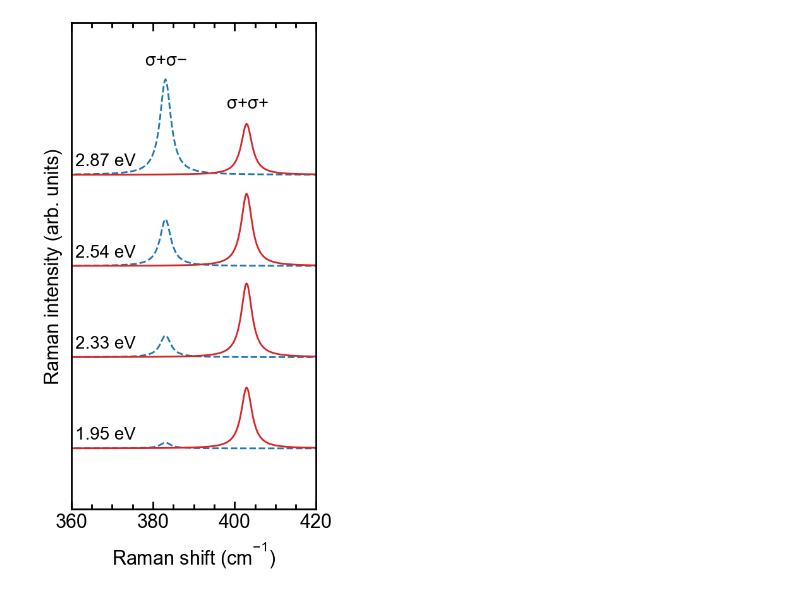
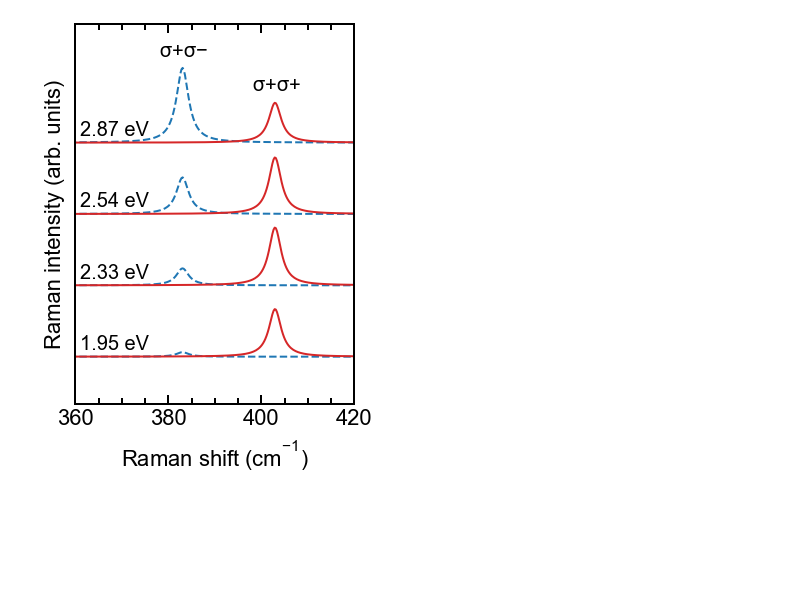
Before and after one commit to nguyen-group/QERaman, a Jupyter notebook: examples/mos2/reference/plot-raman-spectra.ipynb, the cells around one changed output. Saved outputs shown, nothing was run; the diff lists cells and outputs as text; code cells hidden in the pictures; blank space fills up the shorter version.

```diff
--- a/examples/mos2/reference/plot-raman-spectra.ipynb
+++ b/examples/mos2/reference/plot-raman-spectra.ipynb
@@ -19,7 +19,7 @@ omega8, raman8 = np.genfromtxt('./raman_spectra4.dat', usecols=(0,8), skip_foote
 
 
 # Create figure object
-plt.figure(figsize=(5,10))
+plt.figure(figsize=(5,7))
 
 plt.plot(omega2, raman2/raman1.max(), c='C0', ls='--', label=r'$\sigma{+}\sigma{-}$')
 plt.plot(omega1, raman1/raman1.max(), c='C1', ls='-', label=r'$\sigma{+}\sigma{+}$')
@@ -28,31 +28,31 @@ plt.plot(omega4, raman4/raman1.max()+1.5, c='C0', ls='--')
 plt.plot(omega3, raman3/raman1.max()+1.5, c='C1', ls='-')
 
 plt.plot(omega6, raman6/raman1.max()+3, c='C0', ls='--')
 plt.plot(omega5, raman5/raman1.max()+3, c='C1', ls='-')
 
 plt.plot(omega8, raman8/raman1.max()+4.5, c='C0', ls='--')
 plt.plot(omega7, raman7/raman1.max()+4.5, c='C1', ls='-')
 
 
 plt.text(361, 0.15, r'1.95 eV', fontsize = 20)
 plt.text(361, 1.65, r'2.33 eV', fontsize = 20)
 plt.text(361, 3.15, r'2.54 eV', fontsize = 20)
 plt.text(361, 4.65, r'2.87 eV', fontsize = 20)
 plt.text(378, 6.3, r'$\sigma{+}\sigma{-}$', fontsize = 20)
 plt.text(398, 5.6, r'$\sigma{+}\sigma{+}$', fontsize = 20)
 
 # Add the x and y-axis labels
 plt.xlabel(r'Raman shift (cm$^{-1}$)')
 plt.ylabel(r'Raman intensity (arb. units)')
 plt.yticks([])
 # Add the the legend
 #plt.legend(loc='upper left',ncol=1)
 # Set the axis limits
 plt.xlim(360, 420)
 plt.ylim(-1,7)
 # Save a figure to the pdf file
 plt.savefig('raman-spectra.pdf')
 # Show plot
 plt.show()
 # %% [output]
-[figure, old version]
+[figure, new version]
```
Also changed, not shown: 5 other files.
